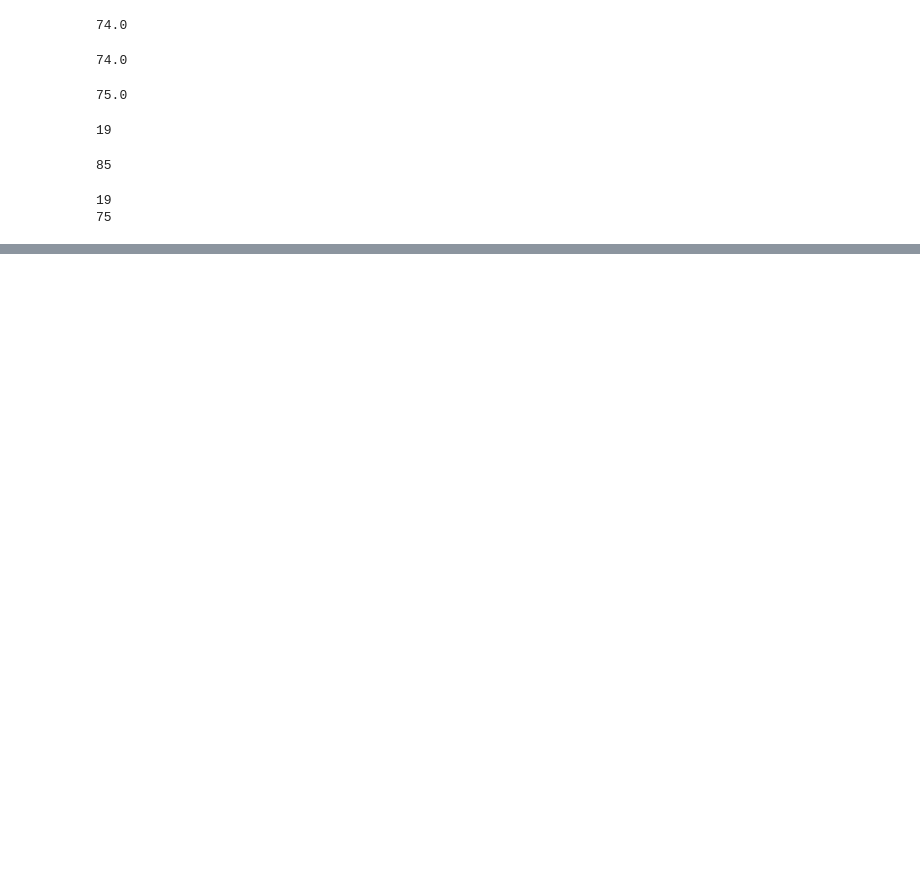
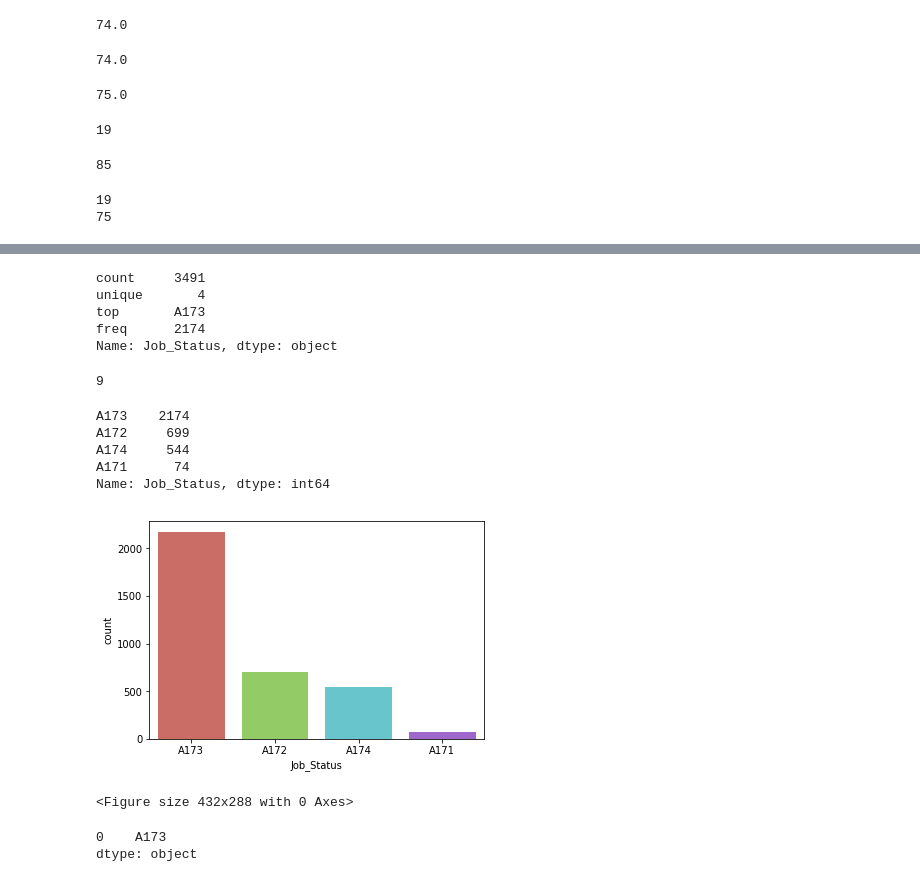
Before and after one commit to SreekarKaja/loan_defaulter_prediction, a Jupyter notebook: logistic regression for bank defaulter-checkpoint.ipynb, the cells around one changed output, grey strips where cells are left out. Cells and saved outputs as stored; diff of their text form; code cells hidden in the pictures; blank space fills up the shorter version.

```diff
--- a/logistic regression for bank defaulter-checkpoint.ipynb
+++ b/logistic regression for bank defaulter-checkpoint.ipynb
@@ -222,0 +364,33 @@ print(max(df.Age))
+# %%
+df['Job_Status'].unique()
+df['Job_Status'].describe()
+# %% [output]
+count     3491
+unique       4
+top       A173
+freq      2174
+Name: Job_Status, dtype: object
+# %%
+df['Job_Status'].isnull().sum()
+# %% [output]
+9
+# %%
+print(df.Job_Status.value_counts())
+# %% [output]
+A173    2174
+A172     699
+A174     544
+A171      74
+Name: Job_Status, dtype: int64
+# %%
+sns.countplot(x='Job_Status',data=df,palette='hls')
+plt.show()
+plt.savefig('count_plot')
+# %% [output]
+[figure, added]
+<Figure size 432x288 with 0 Axes>
+# %%
+df['Job_Status'].mode()
+# %% [output]
+0    A173
+dtype: object
```
Also changed, not shown: parts of 29 cells of this notebook, 2 other files.
